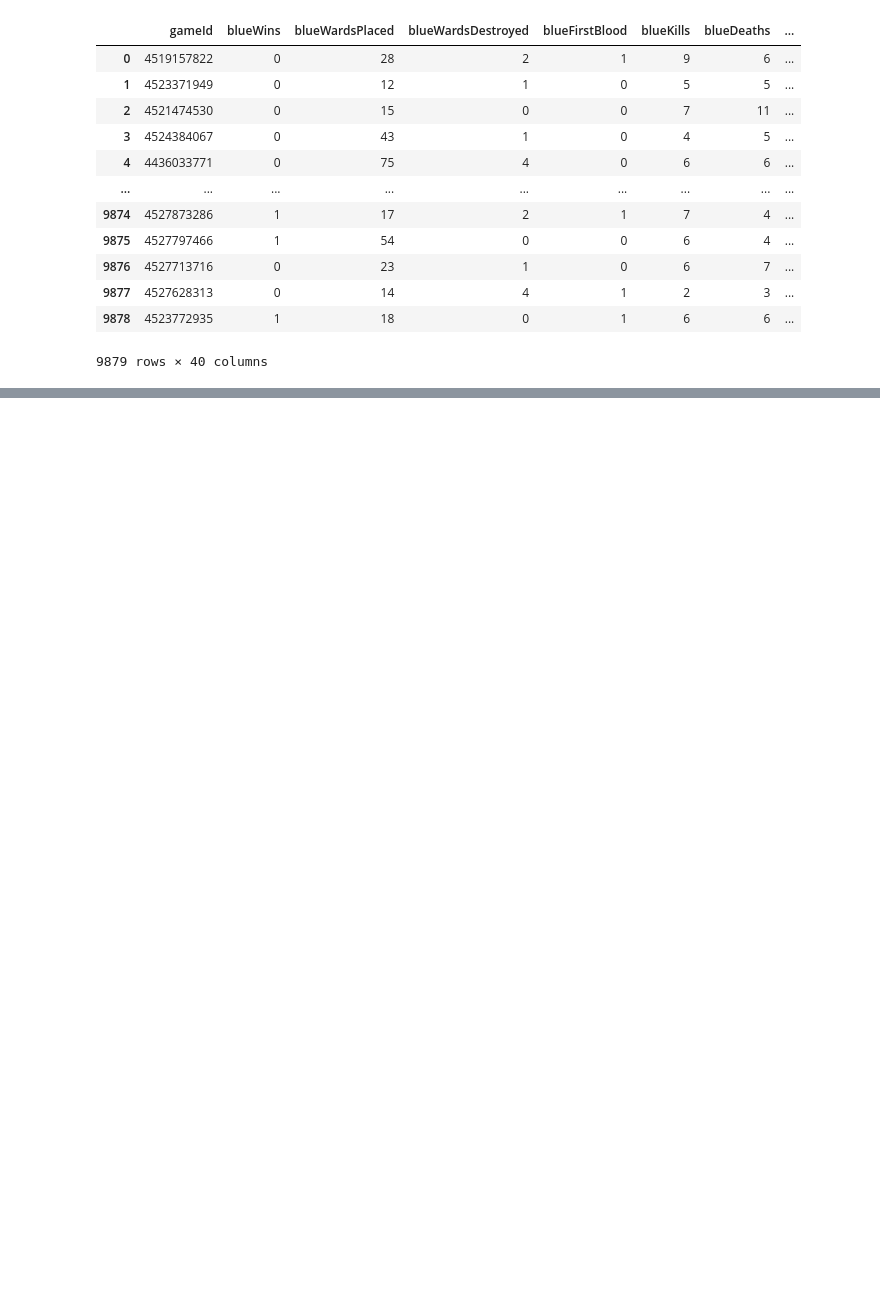
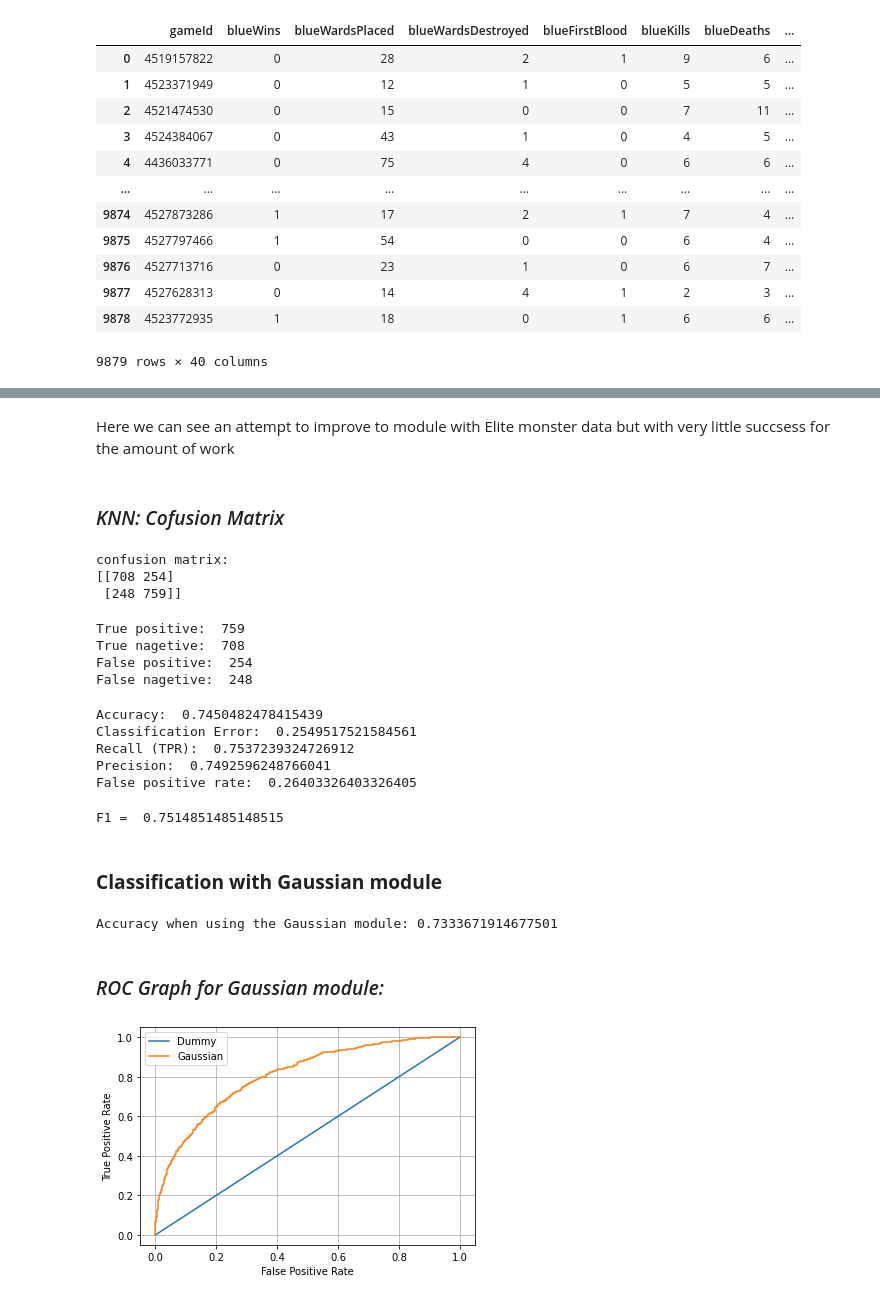
Before and after one commit to YahalomCod/Classifation-Problems, a Jupyter notebook: league-classification.ipynb, the cells around one changed output, grey strips where cells are left out. Drawn from its saved outputs; the diff is of its cells as text; code cells hidden in the pictures; blank space fills up the shorter version.

```diff
--- a/league-classification.ipynb
+++ b/league-classification.ipynb
@@ -19,0 +199,4 @@ league
+# %%
+league.drop(['blueWins'], axis = 1, inplace=True)
+league.drop(['blueWardsPlaced','blueWardsDestroyed'], axis = 1, inplace=True)
+league.drop(['redWardsPlaced','redWardsDestroyed'], axis = 1, inplace=True)
@@ -19,0 +223,6 @@ league
+# %%
+for k in K:
+    knn = KNeighborsClassifier(n_neighbors=k)
+    knn.fit(league, y)
+    y_pred = knn.predict(x)
+    print("knn =", k,": ",metrics.accuracy_score(y, y_pred))
@@ -19,0 +284,70 @@ league
+# %% [markdown]
+Here we can see an attempt to improve to module with Elite monster data but with very little succsess for the amount of work
+# %% [markdown]
+### *KNN: Cofusion Matrix*
+# %%
+confusion = metrics.confusion_matrix(y_test, prob1[:,1])
+print("confusion matrix: ")
+print(confusion)
+# %% [output]
+confusion matrix:
+[[708 254]
+ [248 759]]
+# %%
+TP = confusion[1, 1]
+print("True positive: " ,TP)
+TN = confusion[0, 0]
+print("True nagetive: " ,TN)
+FP = confusion[0, 1]
+print("False positive: " ,FP)
+FN = confusion[1, 0]
+print("False nagetive: " ,FN)
+# %% [output]
+True positive:  759
+True nagetive:  708
+False positive:  254
+False nagetive:  248
+# %%
+print("Accuracy: ",(TP + TN) / (TP + TN + FP + FN))
+print("Classification Error: ",1-(TP + TN) / (TP + TN + FP + FN))
+print("Recall (TPR): ", TP/(TP+FN))
+print("Precision: ", TP/(TP+FP))
+print("False positive rate: ", FP/(TN+FP))
+# %% [output]
+Accuracy:  0.7450482478415439
+Classification Error:  0.2549517521584561
+Recall (TPR):  0.7537239324726912
+Precision:  0.7492596248766041
+False positive rate:  0.26403326403326405
+# %%
+F1 = (2)*TP/((2)*TP + FN + FP)
+print("F1 = ",F1)
+# %% [output]
+F1 =  0.7514851485148515
+# %% [markdown]
+### <b>Classification with Gaussian module</b>
+# %%
+from sklearn.naive_bayes import GaussianNB
+from sklearn.metrics import accuracy_score
+X_train, X_test, y_train, y_test = train_test_split(relevantDF, y, test_size=0.2, random_state=1)
+gnb = GaussianNB()
+y_pred = gnb.fit(X_train, y_train).predict(X_test)
+print("Accuracy when using the Gaussian module:" ,accuracy_score(y_test, y_pred))
+# %% [output]
+Accuracy when using the Gaussian module: 0.7333671914677501
+# %% [markdown]
+### *ROC Graph for Gaussian module:*
+# %%
+X_train, X_test, y_train, y_test = train_test_split(relevantDF, y, test_size=0.2, random_state=2)
+y_pred = gnb.predict_proba(X_test)
+y_pred = y_pred[:, 1] # taking only the positive outcomes
+fpr, tpr, thresholds = metrics.roc_curve(y_test, y_pred)#using a saved function that to calculate the roc curve
+plt.plot([0,1], [0,1], label='Dummy')
+plt.plot(fpr, tpr, marker='', label='Gaussian')
+plt.xlabel('False Positive Rate')
+plt.ylabel('True Positive Rate')
+plt.legend()
+plt.grid(True)
+plt.show()
+# %% [output]
+[figure, added]
```
Also changed, not shown: parts of 50 cells of this notebook.
